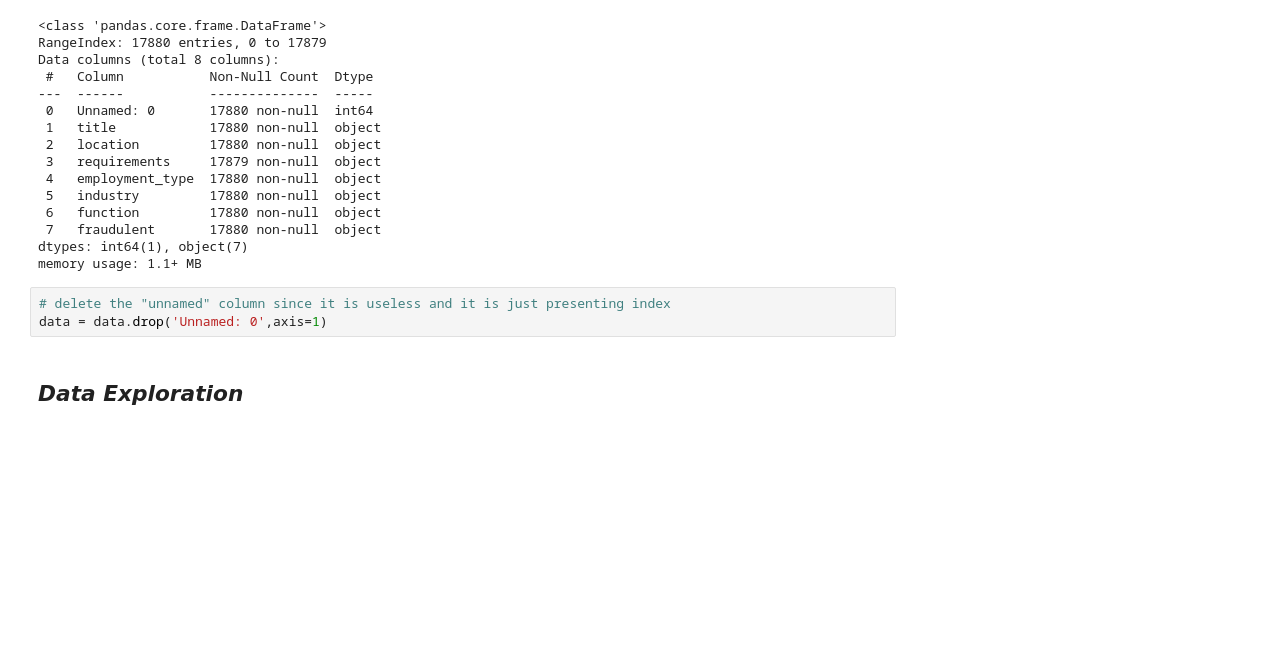
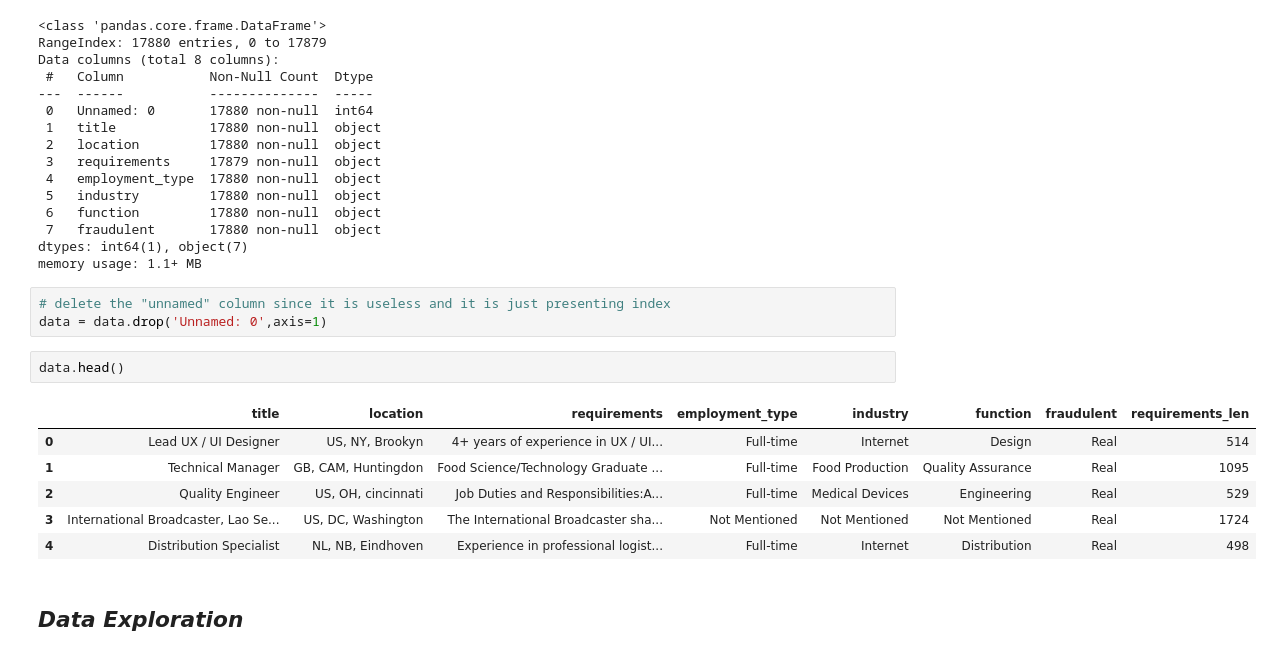
Before and after one commit to claragbl/Fraudulent_job_detection_NLP, a Jupyter notebook: 1-exploratory_data_analysis.ipynb, the cells around one changed output. Cells and saved outputs as stored; diff of their text form; blank space fills up the shorter version.

```diff
--- a/1-exploratory_data_analysis.ipynb
+++ b/1-exploratory_data_analysis.ipynb
@@ -53,6 +53,15 @@ memory usage: 1.1+ MB
 # %%
 # delete the "unnamed" column since it is useless and it is just presenting index
 data = data.drop('Unnamed: 0',axis=1)
+# %%
+data.head()
+# %% [output]
+|  | title | location | requirements | employment_type | industry | function | fraudulent | requirements_len |
+| 0 | Lead UX / UI Designer | US, NY, Brookyn | 4+ years of experience in UX / UI... | Full-time | Internet | Design | Real | 514 |
+| 1 | Technical Manager | GB, CAM, Huntingdon | Food Science/Technology Graduate ... | Full-time | Food Production | Quality Assurance | Real | 1095 |
+| 2 | Quality Engineer | US, OH, cincinnati | Job Duties and Responsibilities:A... | Full-time | Medical Devices | Engineering | Real | 529 |
+| 3 | International Broadcaster, Lao Se... | US, DC, Washington | The International Broadcaster sha... | Not Mentioned | Not Mentioned | Not Mentioned | Real | 1724 |
+| 4 | Distribution Specialist | NL, NB, Eindhoven | Experience in professional logist... | Full-time | Internet | Distribution | Real | 498 |
 # %% [markdown]
 ## ***Data Exploration***
 # %%
```
Also changed, not shown: parts of 6 cells of this notebook, 2 other files.
